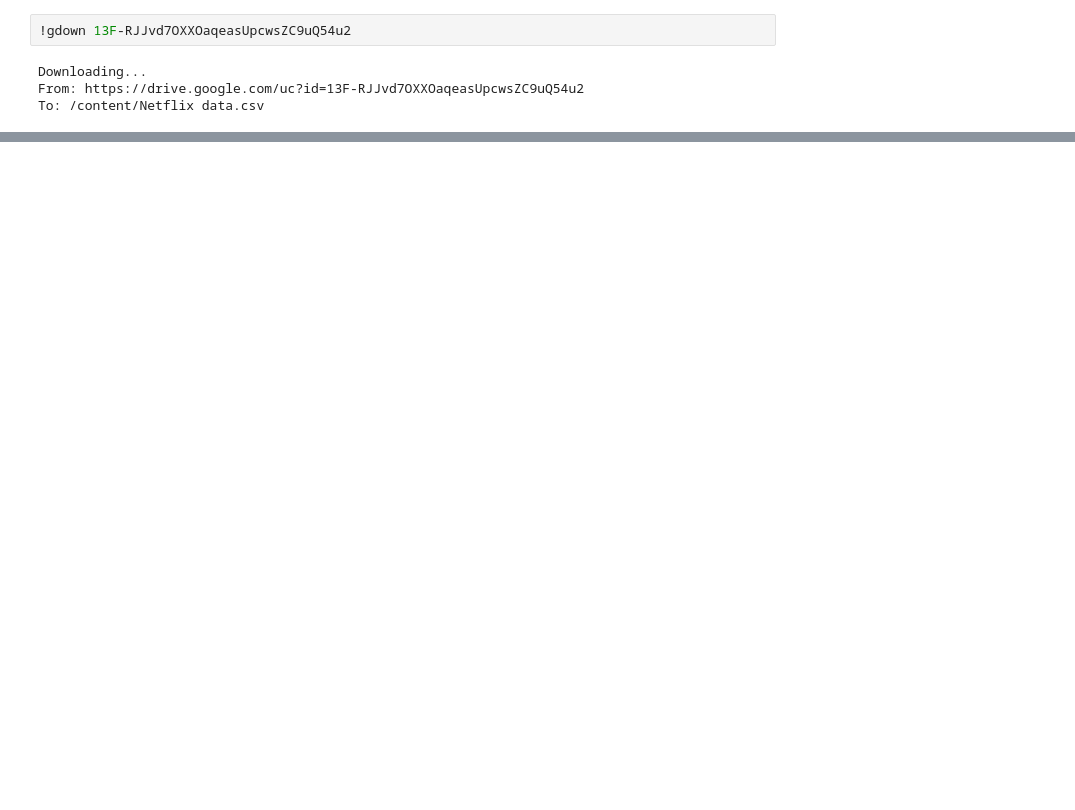
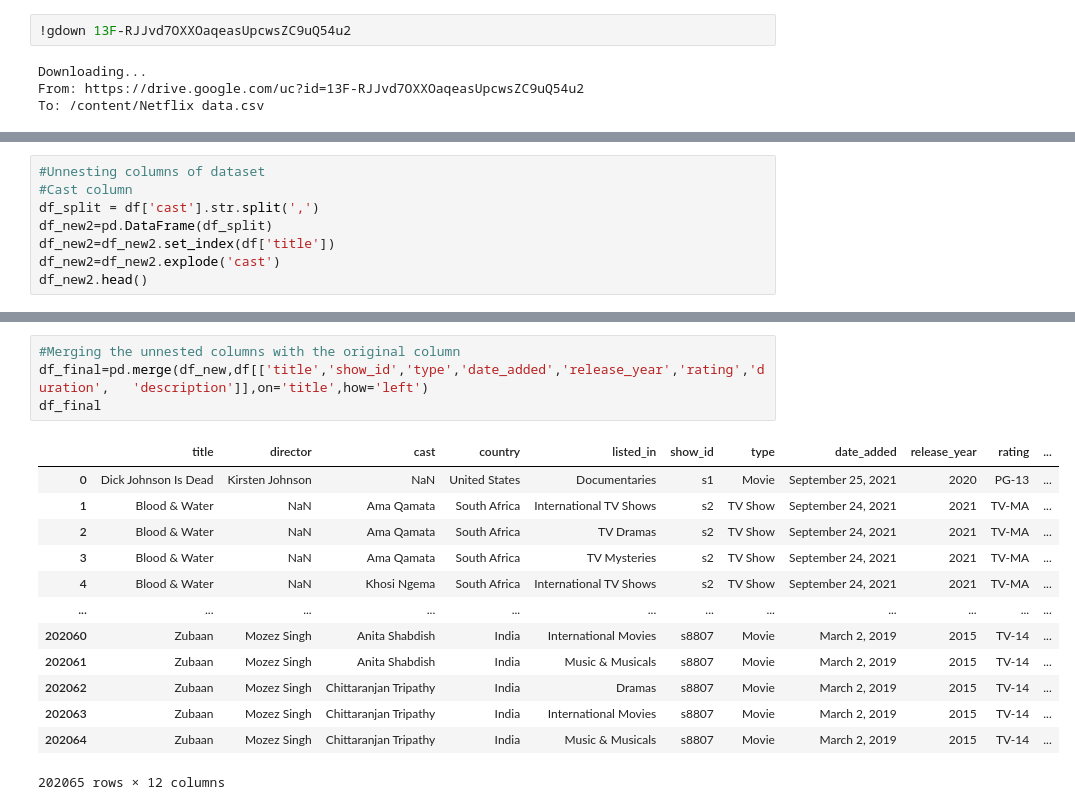
Before and after one commit to manisha-mishra-123/Scaler-projects, a Jupyter notebook: Netflix_project.ipynb, the cells around one changed output, grey strips where cells are left out. Drawn from its saved outputs; the diff is of its cells as text; blank space fills up the shorter version.

```diff
--- a/Netflix_project.ipynb
+++ b/Netflix_project.ipynb
@@ -73,0 +131,8 @@ grouped_data['type'].count()
+# %%
+#Unnesting columns of dataset
+#Cast column
+df_split = df['cast'].str.split(',')
+df_new2=pd.DataFrame(df_split)
+df_new2=df_new2.set_index(df['title'])
+df_new2=df_new2.explode('cast')
+df_new2.head()
@@ -73,0 +199,18 @@ grouped_data['type'].count()
+# %%
+#Merging the unnested columns with the original column
+df_final=pd.merge(df_new,df[['title','show_id','type','date_added','release_year','rating','duration',	'description']],on='title',how='left')
+df_final
+# %% [output]
+|  | title | director | cast | country | listed_in | show_id | type | date_added | release_year | rating | ... |
+| 0 | Dick Johnson Is Dead | Kirsten Johnson | NaN | United States | Documentaries | s1 | Movie | September 25, 2021 | 2020 | PG-13 | ... |
+| 1 | Blood & Water | NaN | Ama Qamata | South Africa | International TV Shows | s2 | TV Show | September 24, 2021 | 2021 | TV-MA | ... |
+| 2 | Blood & Water | NaN | Ama Qamata | South Africa | TV Dramas | s2 | TV Show | September 24, 2021 | 2021 | TV-MA | ... |
+| 3 | Blood & Water | NaN | Ama Qamata | South Africa | TV Mysteries | s2 | TV Show | September 24, 2021 | 2021 | TV-MA | ... |
+| 4 | Blood & Water | NaN | Khosi Ngema | South Africa | International TV Shows | s2 | TV Show | September 24, 2021 | 2021 | TV-MA | ... |
+| ... | ... | ... | ... | ... | ... | ... | ... | ... | ... | ... | ... |
+| 202060 | Zubaan | Mozez Singh | Anita Shabdish | India | International Movies | s8807 | Movie | March 2, 2019 | 2015 | TV-14 | ... |
+| 202061 | Zubaan | Mozez Singh | Anita Shabdish | India | Music & Musicals | s8807 | Movie | March 2, 2019 | 2015 | TV-14 | ... |
+| 202062 | Zubaan | Mozez Singh | Chittaranjan Tripathy | India | Dramas | s8807 | Movie | March 2, 2019 | 2015 | TV-14 | ... |
+| 202063 | Zubaan | Mozez Singh | Chittaranjan Tripathy | India | International Movies | s8807 | Movie | March 2, 2019 | 2015 | TV-14 | ... |
+| 202064 | Zubaan | Mozez Singh | Chittaranjan Tripathy | India | Music & Musicals | s8807 | Movie | March 2, 2019 | 2015 | TV-14 | ... |
+202065 rows × 12 columns
```
Also changed, not shown: parts of 23 cells of this notebook.
